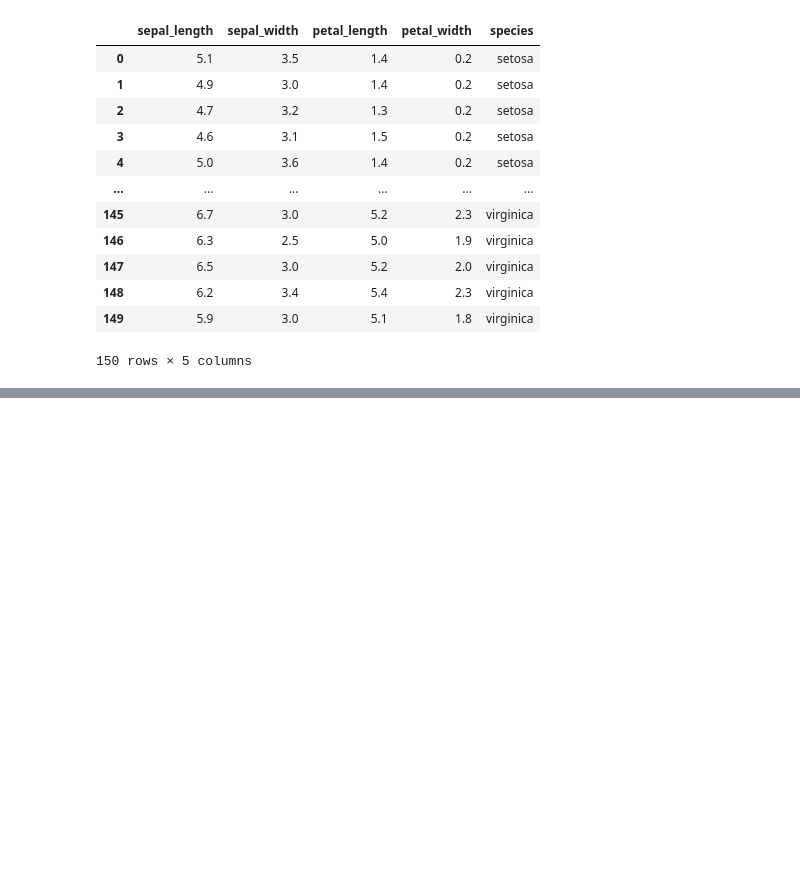
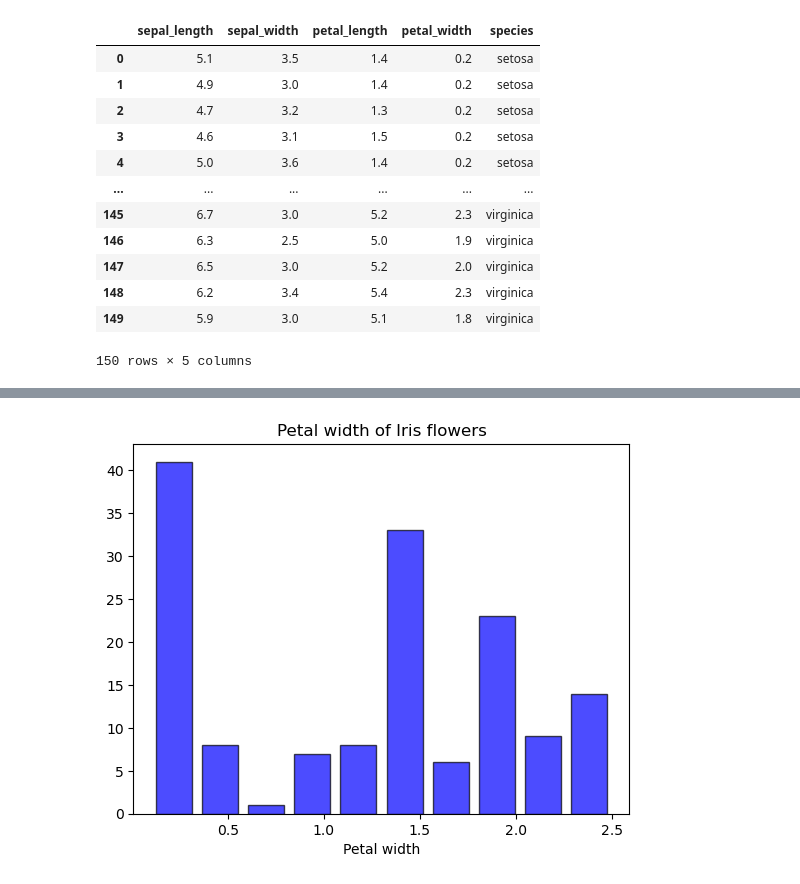
Before and after one commit to Jennyicano/Pands-Project, a Jupyter notebook: iris_data.ipynb, the cells around one changed output, grey strips where cells are left out. Saved outputs shown, nothing was run; the diff lists cells and outputs as text; code cells hidden in the pictures; blank space fills up the shorter version.

```diff
--- a/iris_data.ipynb
+++ b/iris_data.ipynb
@@ -56,0 +164,13 @@ df
+# %%
+# Plotting the histogram of the petal width.
+
+petal_w = df['petal_width']
+
+plt.hist(petal_w, bins=10, color='blue', edgecolor='black', alpha=0.7, rwidth=0.78)
+plt.xlabel('Petal width')
+plt.ylabel('')
+plt.title('Petal width of Iris flowers')
+plt.savefig('Petal width_hist.png')
+plt.show()
+# %% [output]
+[figure, added]
```
Also changed, not shown: parts of 29 cells of this notebook, 8 other files.
